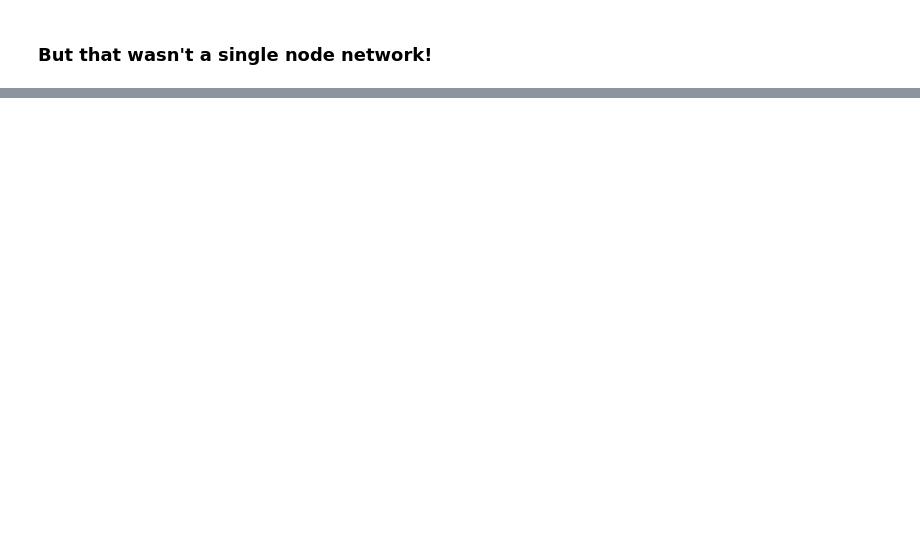
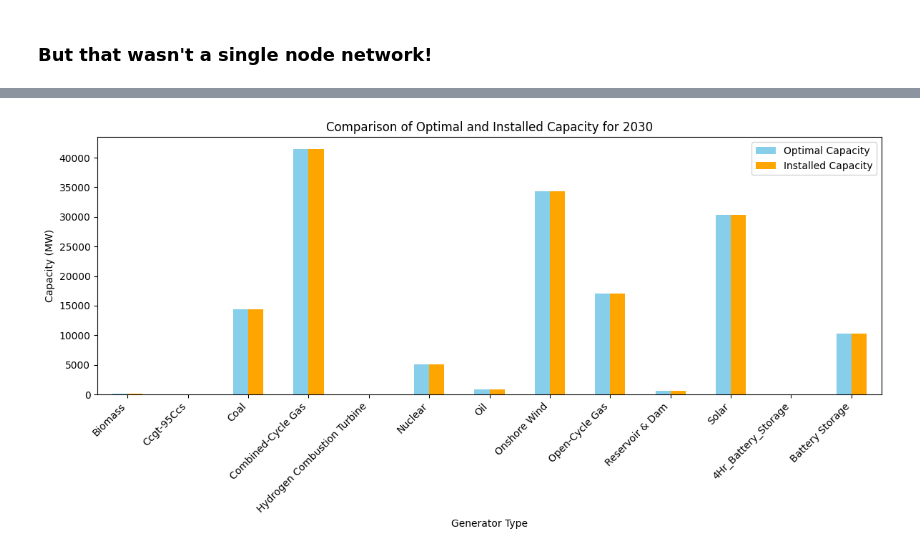
Before and after one commit to ktehranchi/energy310_notebooks, a Jupyter notebook: notebooks/01_what_is_pypsa.ipynb, the cells around one changed output, grey strips where cells are left out. Saved outputs shown, nothing was run; the diff lists cells and outputs as text; code cells hidden in the pictures; blank space fills up the shorter version.

Commit message:
expansion and clustering

```diff
--- a/notebooks/01_what_is_pypsa.ipynb
+++ b/notebooks/01_what_is_pypsa.ipynb
@@ -506,6 +608,7 @@ network.buses_t.marginal_price
 ### But that wasn't a single node network!
 # %%
 busmap = network.buses.interconnect
-# network.buses.drop(columns='Pd', inplace = True)
-network.cluster.cluster_by_busmap(busmap)
+cols = ['Pd', 'country', 'reeds_zone']
+[network.buses.drop(columns=col, inplace=True) for col in cols if col in network.buses.columns]
+clustered_network = network.cluster.cluster_by_busmap(busmap)
 # %% [output]
@@ -515,0 +662,4 @@ p61     1004.67
+# %%
+plot_capacity_comparison(clustered_network)
+# %% [output]
+[figure, added]
```
Also changed, not shown: parts of 30 cells of this notebook, 2 other files.
